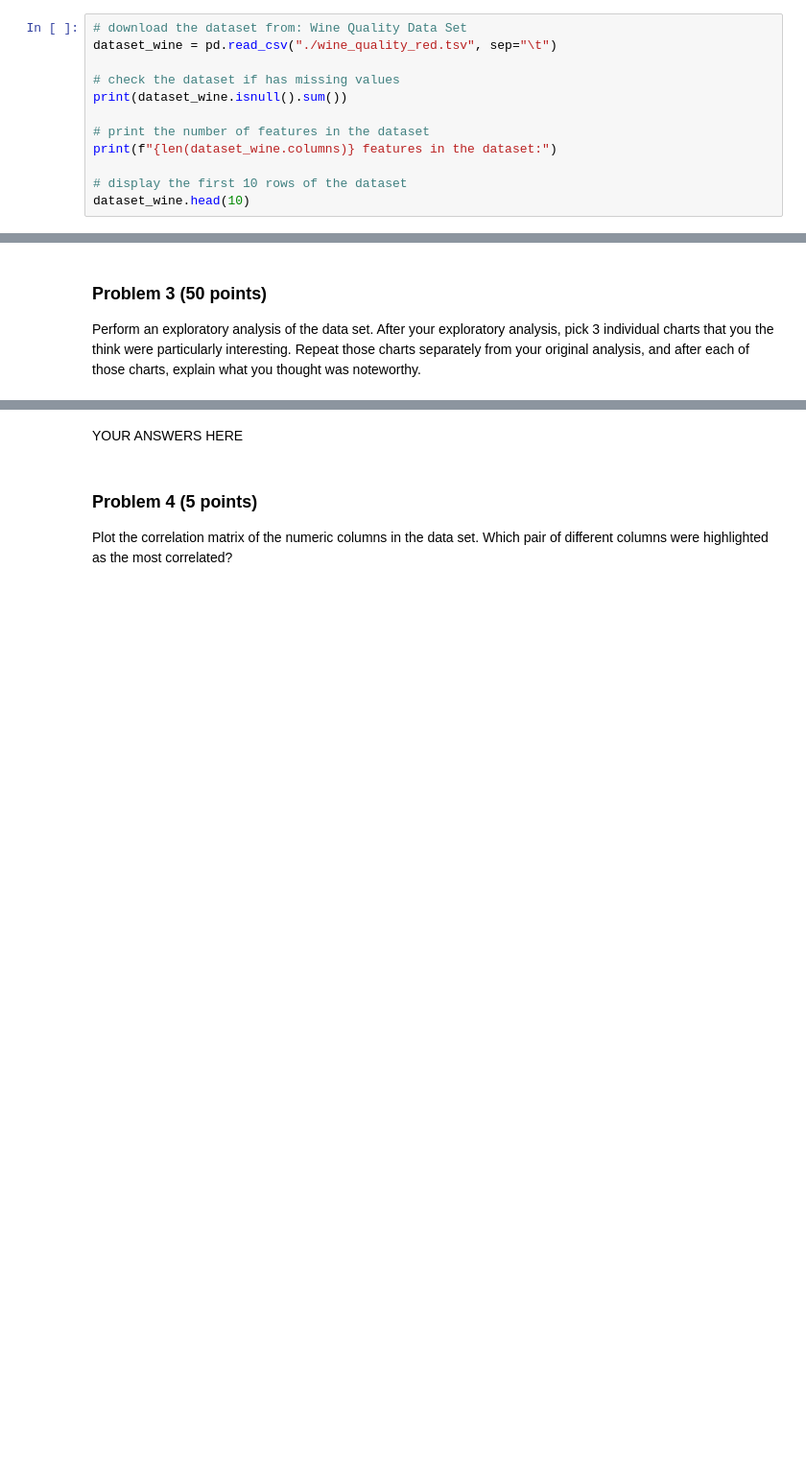
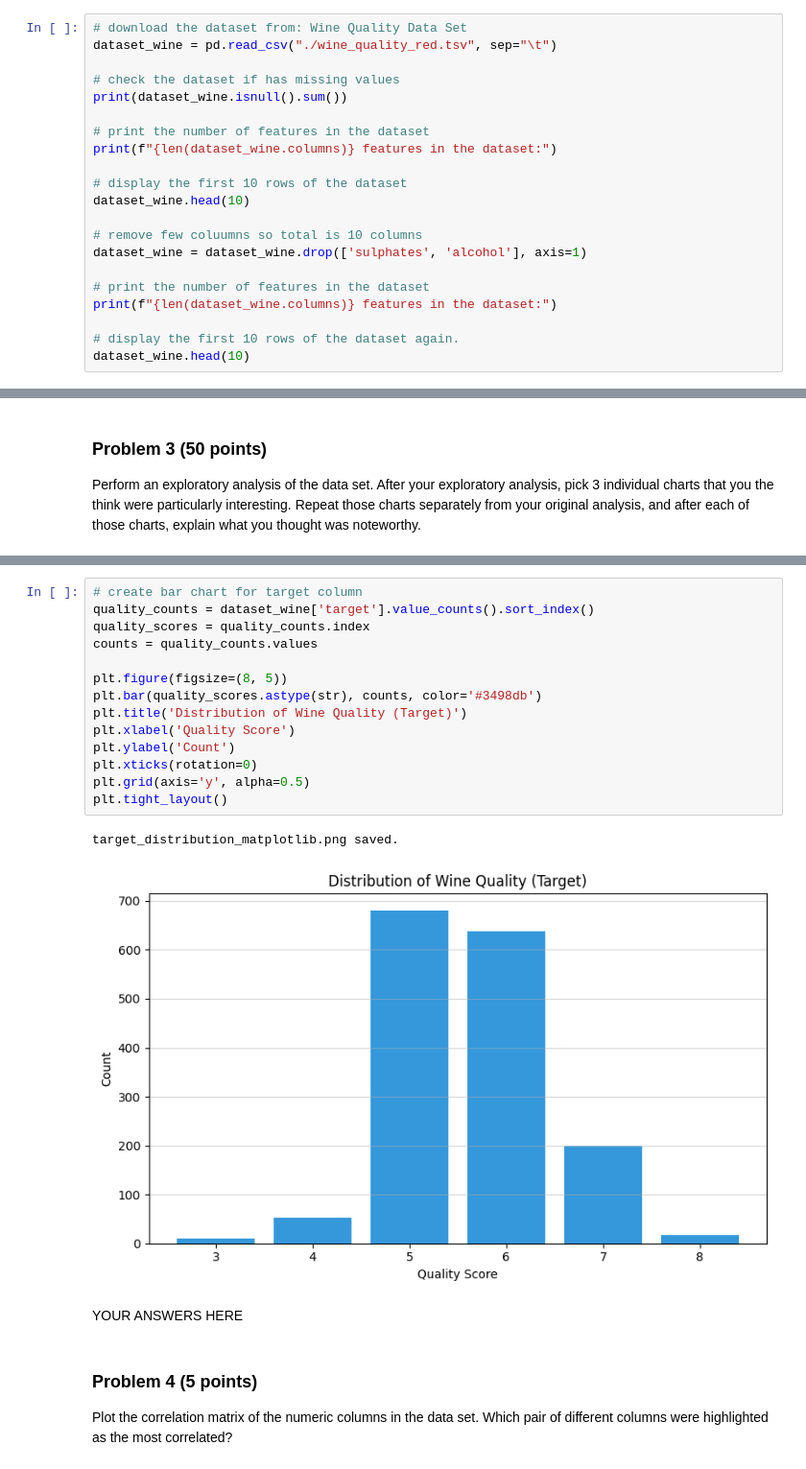
Before and after one commit to keke78ui9/dx602-final-project, a Jupyter notebook: project.ipynb, the cells around one changed output, grey strips where cells are left out. Shown at 96% size. Cells and saved outputs as stored; diff of their text form; blank space fills up the shorter version.

```diff
--- a/project.ipynb
+++ b/project.ipynb
@@ -80,6 +80,15 @@ print(f"{len(dataset_wine.columns)} features in the dataset:")
 
 # display the first 10 rows of the dataset
 dataset_wine.head(10)
+
+# remove few coluumns so total is 10 columns
+dataset_wine = dataset_wine.drop(['sulphates', 'alcohol'], axis=1)
+
+# print the number of features in the dataset
+print(f"{len(dataset_wine.columns)} features in the dataset:")
+
+# display the first 10 rows of the dataset again.
+dataset_wine.head(10)
 # %% [output]
 fixed acidity           0
 volatile acidity        0
@@ -127,3 +220,20 @@ Repeat those charts separately from your original analysis, and after each of th
+# %%
+# create bar chart for target column
+quality_counts = dataset_wine['target'].value_counts().sort_index()
+quality_scores = quality_counts.index
+counts = quality_counts.values
+
+plt.figure(figsize=(8, 5))
+plt.bar(quality_scores.astype(str), counts, color='#3498db')
+plt.title('Distribution of Wine Quality (Target)')
+plt.xlabel('Quality Score')
+plt.ylabel('Count')
+plt.xticks(rotation=0)
+plt.grid(axis='y', alpha=0.5)
+plt.tight_layout()
+# %% [output]
+target_distribution_matplotlib.png saved.
+[figure, added]
 # %% [markdown]
 YOUR ANSWERS HERE
 # %% [markdown]
```
Also changed, not shown: parts of 10 cells of this notebook.
